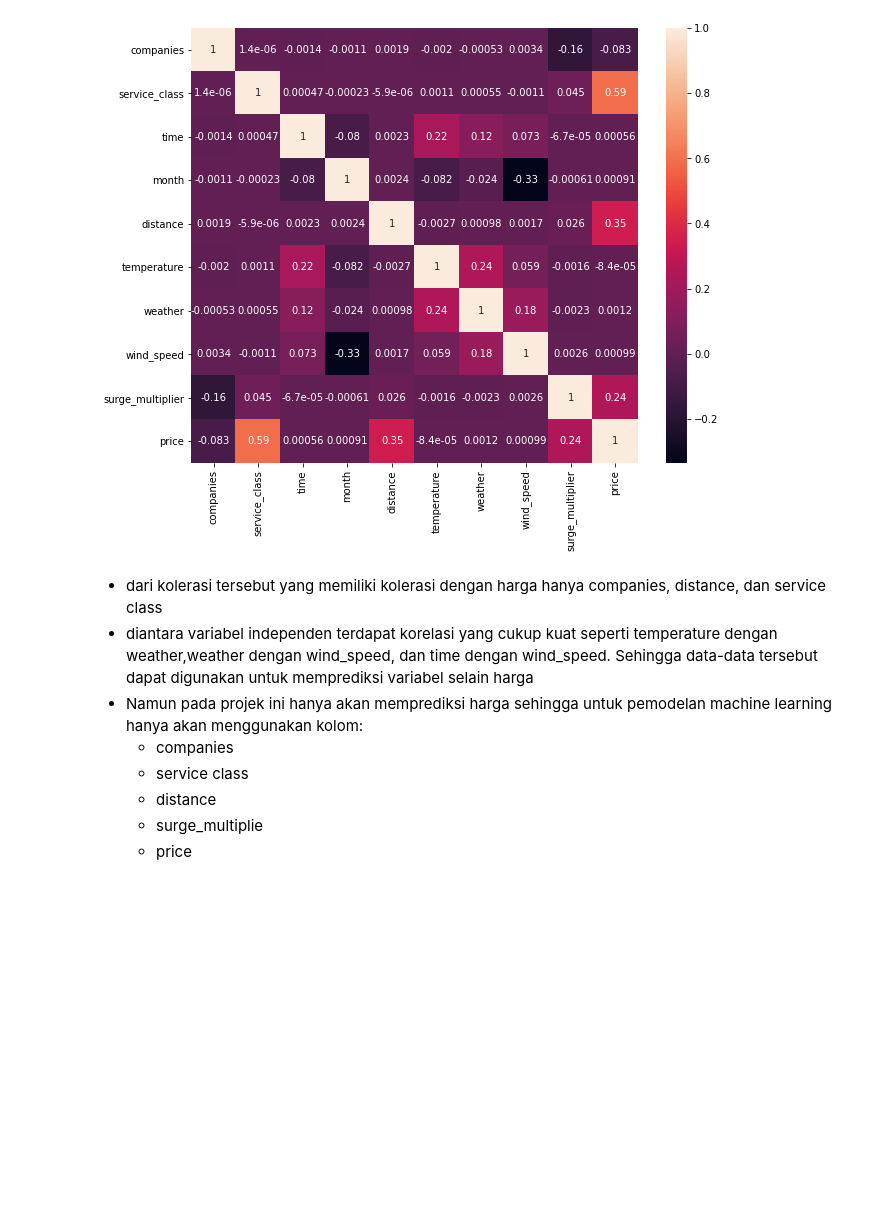
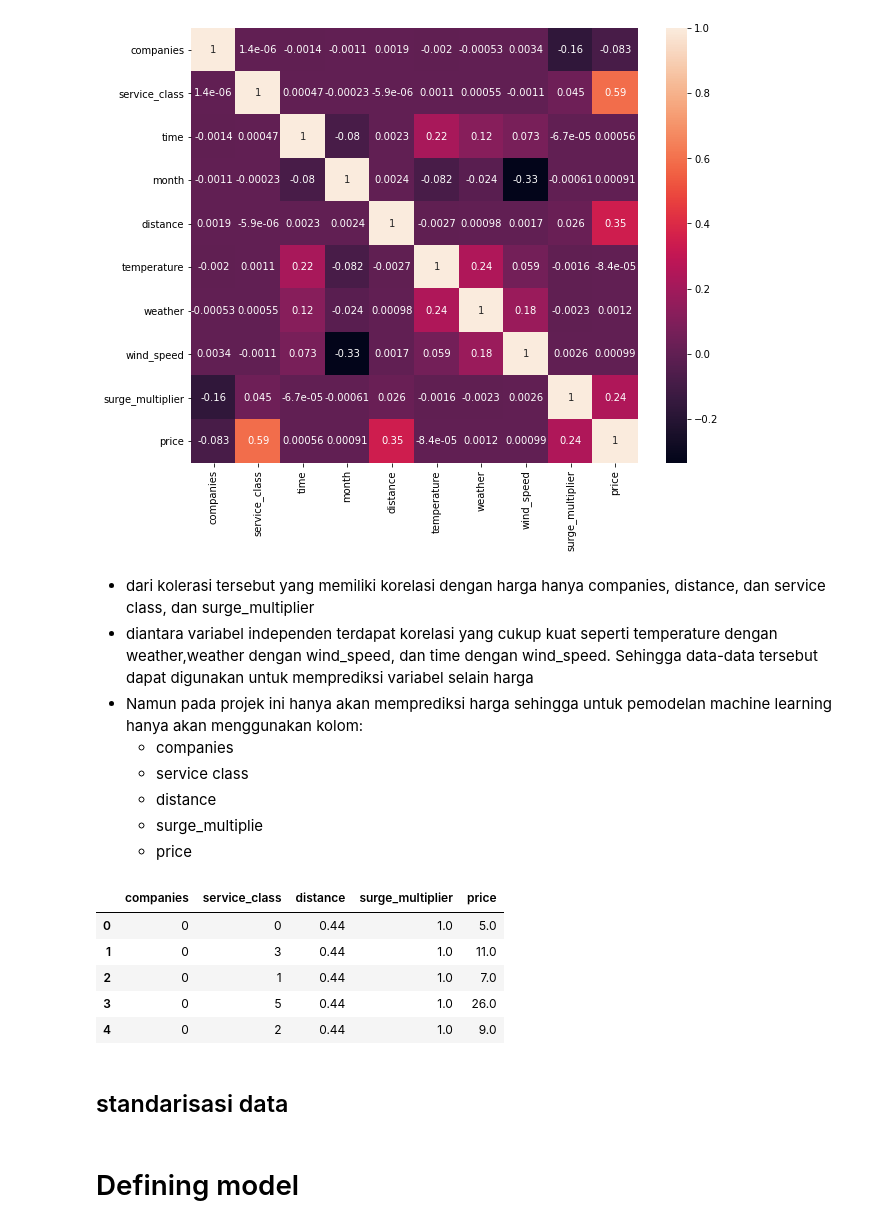
Before and after one commit to HelennaConstantia/PYTN_Kampus-Merdeka_FP1, a Jupyter notebook: PYTN_KampusMerdeka_fp1_Helenna Constantia.ipynb, the cells around one changed output. Saved outputs shown, nothing was run; the diff lists cells and outputs as text; code cells hidden in the pictures; blank space fills up the shorter version.

Commit message:
defining model

```diff
--- a/PYTN_KampusMerdeka_fp1_Helenna Constantia.ipynb
+++ b/PYTN_KampusMerdeka_fp1_Helenna Constantia.ipynb
@@ -770,7 +773,7 @@ plt.show()
 # %% [output]
 [figure]
 # %% [markdown]
-- dari kolerasi tersebut yang memiliki kolerasi dengan harga hanya companies, distance, dan service class
+- dari kolerasi tersebut yang memiliki korelasi dengan harga hanya companies, distance, dan service class, dan surge_multiplier
 - diantara variabel independen terdapat korelasi yang cukup kuat seperti temperature dengan weather,weather dengan wind_speed, dan time dengan wind_speed. Sehingga data-data tersebut dapat digunakan untuk memprediksi variabel selain harga
 - Namun pada projek ini hanya akan memprediksi harga sehingga untuk pemodelan machine learning hanya akan menggunakan kolom:
     - companies
@@ -778,3 +781,13 @@ plt.show()
     - distance
     - surge_multiplie
     - price
+# %%
+df_for_LR=df_for_LR.drop(columns=['weather','time','month','wind_speed','temperature'])
+df_for_LR.head()
+# %% [output]
+|  | companies | service_class | distance | surge_multiplier | price |
+| 0 | 0 | 0 | 0.44 | 1.0 | 5.0 |
+| 1 | 0 | 3 | 0.44 | 1.0 | 11.0 |
+| 2 | 0 | 1 | 0.44 | 1.0 | 7.0 |
+| 3 | 0 | 5 | 0.44 | 1.0 | 26.0 |
+| 4 | 0 | 2 | 0.44 | 1.0 | 9.0 |
@@ -780,0 +800,2 @@ plt.show()
+# %% [markdown]
+## standarisasi data
@@ -780,0 +807,2 @@ plt.show()
+# %% [markdown]
+# Defining model
```
Also changed, not shown: parts of 17 cells of this notebook.
